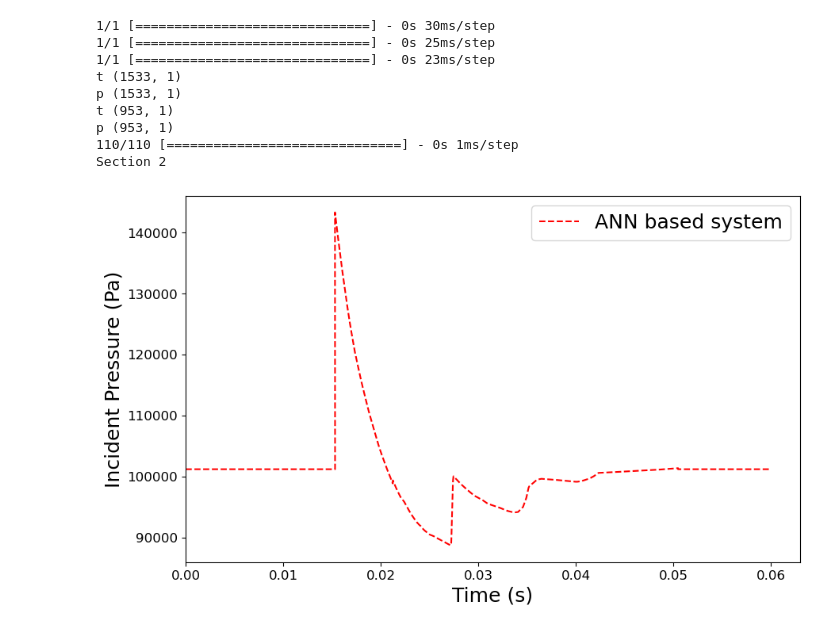
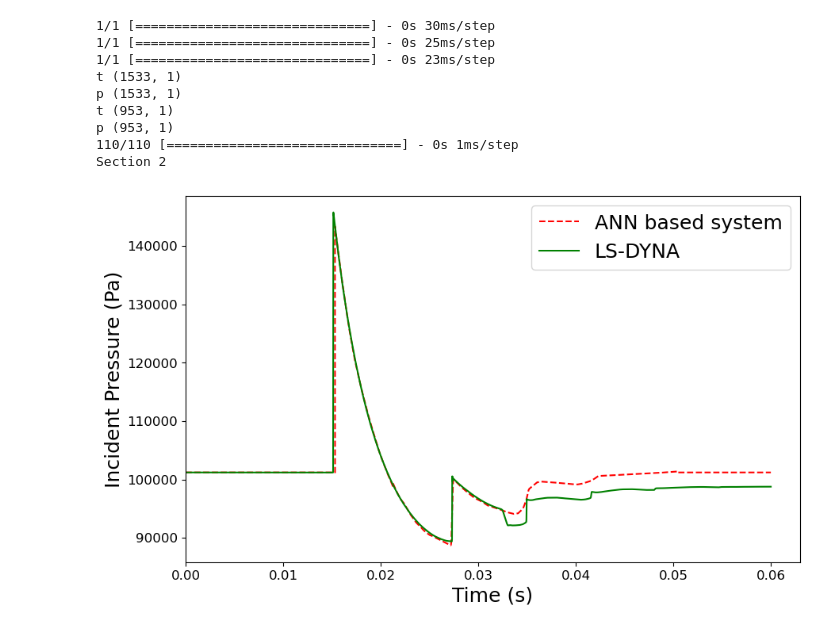
Before and after one commit to ChamodiWidanage/Pressure_history_2, a Jupyter notebook: Combined_Code_All_Sections_ANN.ipynb, the cells around one changed output. Saved outputs shown, nothing was run; the diff lists cells and outputs as text; code cells hidden in the pictures.

```diff
--- a/Combined_Code_All_Sections_ANN.ipynb
+++ b/Combined_Code_All_Sections_ANN.ipynb
@@ -147,7 +147,7 @@ p (953, 1)
 110/110 [==============================] - 0s 1ms/step
 Section 2
 # %%
-lsdyna = pd.read_excel('Numerical_results/LSDYNA/16.7kg/14.4m.xlsx')
+lsdyna = pd.read_excel('Numerical_results/LSDYNA/13.8kg/9.2m.xlsx')
 X2 = lsdyna['Time']
 y2 = lsdyna['Pressure']
 
@@ -157,17 +157,17 @@ y2 = lsdyna['Pressure']
 # %%
 X1 = ml_model[:,0]
 y1 = ml_model[:,1]
 
 plt.figure(figsize=(10,6))
 plt.plot(X1, y1, linestyle = 'dashed', color = 'red', label = 'ANN based system')
-#plt.plot(X2, y2, color = 'green',label = 'LS-DYNA')
+plt.plot(X2, y2, color = 'green',label = 'LS-DYNA')
 #plt.plot(X3, y3, linestyle = 'dotted', color = 'blue',label = 'Viper Blast')
 plt.ylabel('Incident Pressure (Pa)',fontsize = 18)
 plt.xlabel('Time (s)',fontsize = 18)
 plt.xticks(fontsize = 12)
 plt.yticks(fontsize = 12)
 plt.legend(fontsize = 18)
 plt.xlim (0,)
 plt.show()
 # %% [output]
-[figure, old version]
+[figure, new version]
```
Also changed, not shown: 2 other files.
